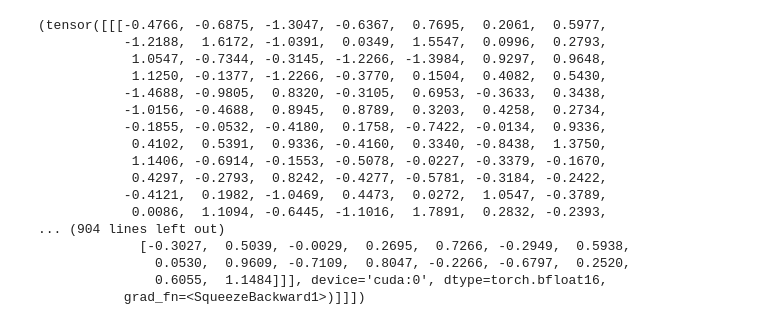
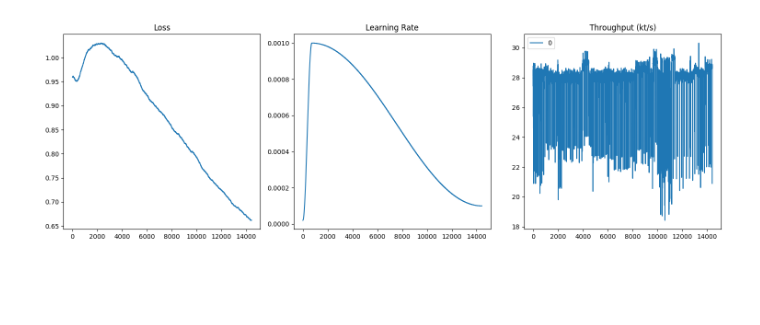
Before and after one commit to Larryvrh/transformer_from_scratch, a Jupyter notebook: sandbox.ipynb, the cells around one changed output. Drawn from its saved outputs; the diff is of its cells as text; code cells hidden in the pictures; blank space fills up the shorter version.

```diff
--- a/sandbox.ipynb
+++ b/sandbox.ipynb
@@ -4,25 +23,40 @@ from modeling import *
 # %%
-model = ToyTransformer(128, 8, 8, 128, 1024, torch.device('cuda'), torch.bfloat16)
+def plot_train_logs(train_logs_list, smooth):
+    fig, axes = plt.subplots(1, 3, figsize=(15, 5))
+    for i, train_logs in enumerate(train_logs_list):
+        raw_loss = [float(l[2]['Loss']) for l in train_logs]
+        axes[0].plot(smooth_values(raw_loss, smooth) if not isinstance(smooth, tuple) else smooth_values_jump(raw_loss, smooth[0], smooth[1]), label=f'{i}')
+        axes[1].plot([float(l[2]['LR']) for l in train_logs], label=f'{i}')
+        axes[2].plot([float(l[2]['Throughput'][:-5]) for l in train_logs], label=f'{i}')
+        plt.legend()
+
+    axes[0].set_title('Loss')
+    axes[1].set_title('Learning Rate')
+    axes[2].set_title('Throughput (kt/s)')
+
+    for ax in axes:
+        ax.autoscale()
+
+    #plt.legend()
+    plt.tight_layout()
+    plt.show()
 # %%
-global_config['attn_backend'] = AttentionBackend.FlashAttentionTriton
-a, b = model.forward(torch.ones((1, 1), dtype=torch.long).cuda())
+checkpoint_list = [
+    # 'checkpoints/train-round2-masked-370M/checkpoint-649/train_logs.pt',
+    # 'checkpoints/train-round1-135M-sft/checkpoint-done/train_logs.pt',
+    # 'checkpoints/train-round2-135M-sft/checkpoint-done/train_logs.pt',
+    'checkpoints/train-round3-135M-sft/checkpoint-done/train_logs.pt',
+    # 'checkpoints/train-round3-135M/checkpoint-done/train_logs.pt',
+    # 'checkpoints/train-round1-135M/checkpoint-19000/train_logs.pt',
+    # 'checkpoints/train-round2-135M/checkpoint-21000/train_logs.pt',
+    #'checkpoints/train-round1-masked-135M/checkpoint-1292/train_logs.pt',
+    # 'checkpoints/train-round2-135M/checkpoint-1500/train_logs.pt'
+]
+logs_list = [torch.load(c) for c in checkpoint_list]
+
+mean = lambda seq: sum(seq) / len(seq)
+median = lambda seq: sorted(seq)[len(seq) // 2]
+
+plot_train_logs(logs_list, 0.999)
+# %% [output]
+[figure, added]
-# %%
-model.forward(torch.ones((1, 1), dtype=torch.long).cuda(), kv_cache=b)
-# %% [output]
-(tensor([[[-0.4766, -0.6875, -1.3047, -0.6367,  0.7695,  0.2061,  0.5977,
-           -1.2188,  1.6172, -1.0391,  0.0349,  1.5547,  0.0996,  0.2793,
-            1.0547, -0.7344, -0.3145, -1.2266, -1.3984,  0.9297,  0.9648,
-            1.1250, -0.1377, -1.2266, -0.3770,  0.1504,  0.4082,  0.5430,
-           -1.4688, -0.9805,  0.8320, -0.3105,  0.6953, -0.3633,  0.3438,
-           -1.0156, -0.4688,  0.8945,  0.8789,  0.3203,  0.4258,  0.2734,
-           -0.1855, -0.0532, -0.4180,  0.1758, -0.7422, -0.0134,  0.9336,
-            0.4102,  0.5391,  0.9336, -0.4160,  0.3340, -0.8438,  1.3750,
-            1.1406, -0.6914, -0.1553, -0.5078, -0.0227, -0.3379, -0.1670,
-            0.4297, -0.2793,  0.8242, -0.4277, -0.5781, -0.3184, -0.2422,
-           -0.4121,  0.1982, -1.0469,  0.4473,  0.0272,  1.0547, -0.3789,
-            0.0086,  1.1094, -0.6445, -1.1016,  1.7891,  0.2832, -0.2393,
-... (904 lines left out)
-             [-0.3027,  0.5039, -0.0029,  0.2695,  0.7266, -0.2949,  0.5938,
-               0.0530,  0.9609, -0.7109,  0.8047, -0.2266, -0.6797,  0.2520,
-               0.6055,  1.1484]]], device='cuda:0', dtype=torch.bfloat16,
-           grad_fn=<SqueezeBackward1>)]]])
```
Also changed, not shown: parts of 8 cells of this notebook, 3 other files.
